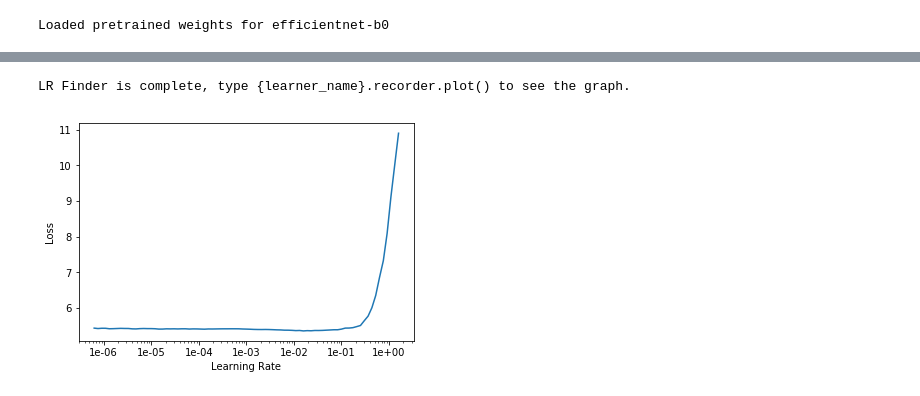
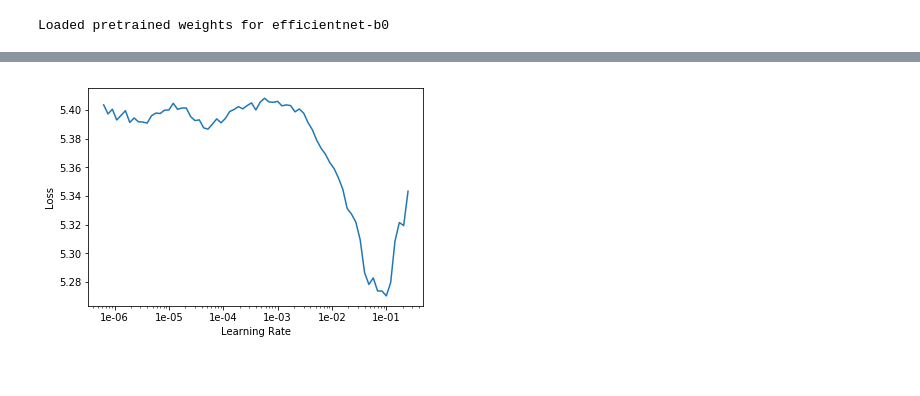
Before and after one commit to zerothphase/ai4sea_cv_challenge, a Jupyter notebook: Efficientnet.ipynb, the cells around one changed output, grey strips where cells are left out. Saved outputs shown, nothing was run; the diff lists cells and outputs as text; code cells hidden in the pictures.

```diff
--- a/Efficientnet.ipynb
+++ b/Efficientnet.ipynb
@@ -75,0 +62,5 @@ WindowsPath('Data/devkit/cars_test_annos_withlabels.mat')
+# %%
+train_path, test_path = get_car_paths()
+train_df = get_cars_df('cars_train_annos.mat')
+test_df = get_cars_df('cars_test_annos_withlabels.mat')
+train_idx, val_idx = train_test_split(train_df.index, test_size=0.2, random_state=42, stratify=train_df["class_name"])
@@ -152,5 +90,11 @@ Test: None
 # %% [markdown]
 # Efficientnet-b0
+# %%
+tfms = get_transforms()
+# %%
+sz = (300,300)
+img_data = ImageDataBunch.from_df(train_path, train_df,
+                                  ds_tfms=tfms, size=sz, fn_col=0, label_col=1, valid_pct=0.2, bs=32)
 # %%
 eff_net = EfficientNet.from_pretrained('efficientnet-b0')
 # %% [output]
@@ -171,6 +115,6 @@ tensor([[ 0.0379, -0.0602, -0.0054,  ...,  0.0214, -0.0219, -0.0102],
        requires_grad=True)
 # %%
-learn = Learner(img_data, eff_net, loss_func=nn.CrossEntropyLoss(), metrics=[accuracy], path='.')
+learn = Learner(img_data, eff_net, loss_func=nn.CrossEntropyLoss(), metrics=[accuracy], path='.', callback_fns=ShowGraph)
 l_groups = [[eff_net._conv_stem, eff_net._bn0] + list(eff_net._blocks[0:8]),
             list(eff_net._blocks[8:]) + [eff_net._conv_head, eff_net._bn1],
             [eff_net._fc]
@@ -180,4 +129,3 @@ learn.freeze_to(-1)
 # %%
-learn.lr_find()
-learn.recorder.plot(skip_end=5)
+learn.recorder.plot(skip_end=15)
 # %% [output]
@@ -185,2 +132 @@ learn.recorder.plot(skip_end=5)
-LR Finder is complete, type {learner_name}.recorder.plot() to see the graph.
-[figure, old version]
+[figure, new version]
```
Also changed, not shown: parts of 159 cells of this notebook, 4 other files.
